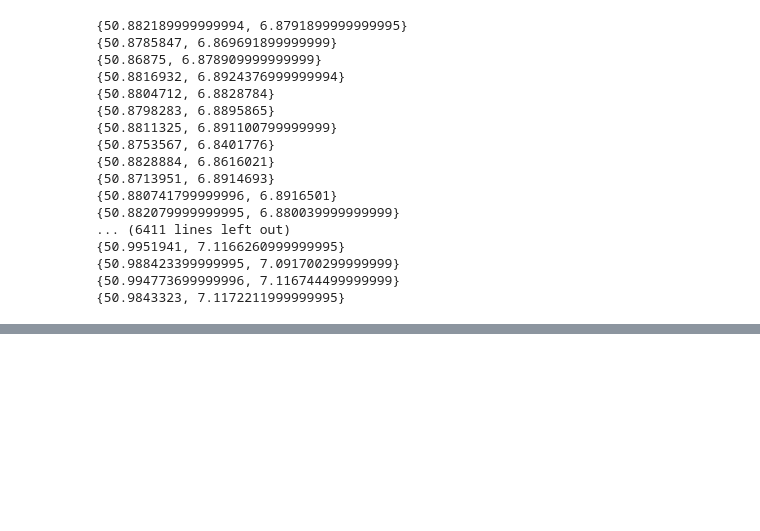
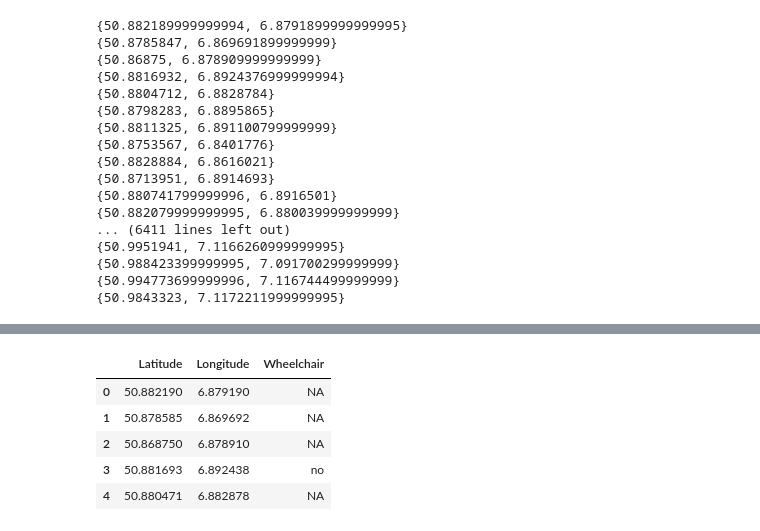
Before and after one commit to gabordun/Python_workshops, a Jupyter notebook: json_workshop.ipynb, the cells around one changed output, grey strips where cells are left out. Drawn from its saved outputs; the diff is of its cells as text; code cells hidden in the pictures; blank space fills up the shorter version.

```diff
--- a/json_workshop.ipynb
+++ b/json_workshop.ipynb
@@ -85,0 +107,9 @@ ValueError: ignored
+# %%
+df.head()
+# %% [output]
+|  | Latitude | Longitude | Wheelchair |
+| 0 | 50.882190 | 6.879190 | NA |
+| 1 | 50.878585 | 6.869692 | NA |
+| 2 | 50.868750 | 6.878910 | NA |
+| 3 | 50.881693 | 6.892438 | no |
+| 4 | 50.880471 | 6.882878 | NA |
```
Also changed, not shown: parts of 1 cell of this notebook.
